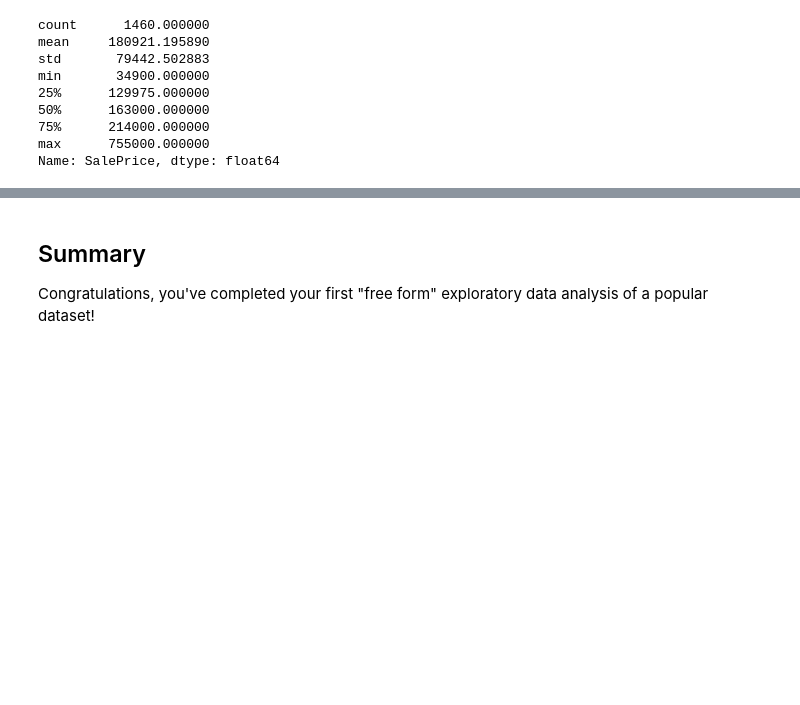
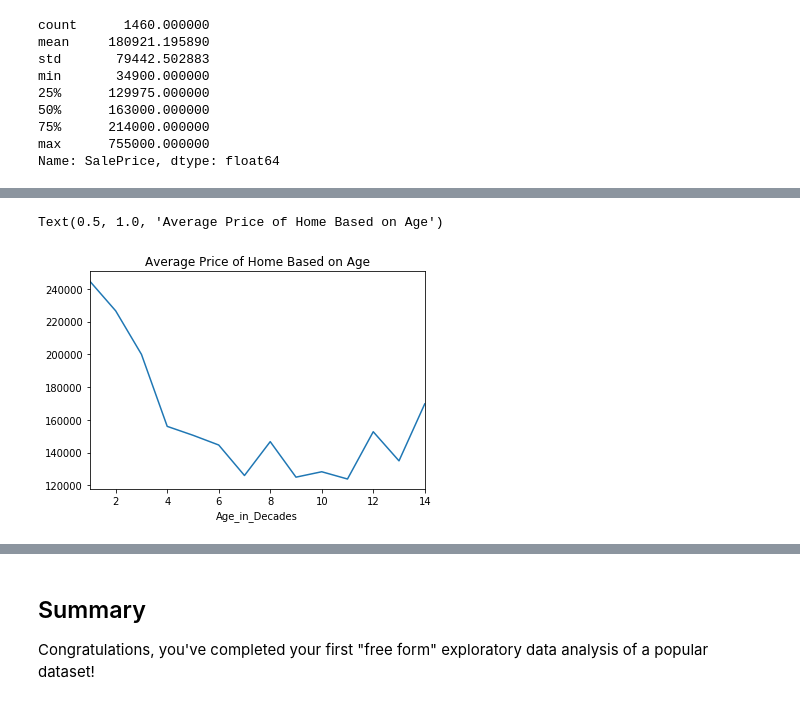
Before and after one commit to cristinamtown/dsc-project-eda-with-pandas-onl01-dtsc-pt-041320, a Jupyter notebook: index.ipynb, the cells around one changed output, grey strips where cells are left out. Cells and saved outputs as stored; diff of their text form; code cells hidden in the pictures; blank space fills up the shorter version.

```diff
--- a/index.ipynb
+++ b/index.ipynb
@@ -193,0 +183,6 @@ Text(0.7, 755000, 'True Maximum: 755000.00')
+# %%
+age_v_price = df.groupby('Age_in_Decades').SalePrice.mean().plot()
+plt.title('Average Price of Home Based on Age')
+# %% [output]
+Text(0.5, 1.0, 'Average Price of Home Based on Age')
+[figure, added]
```
Also changed, not shown: parts of 11 cells of this notebook.
